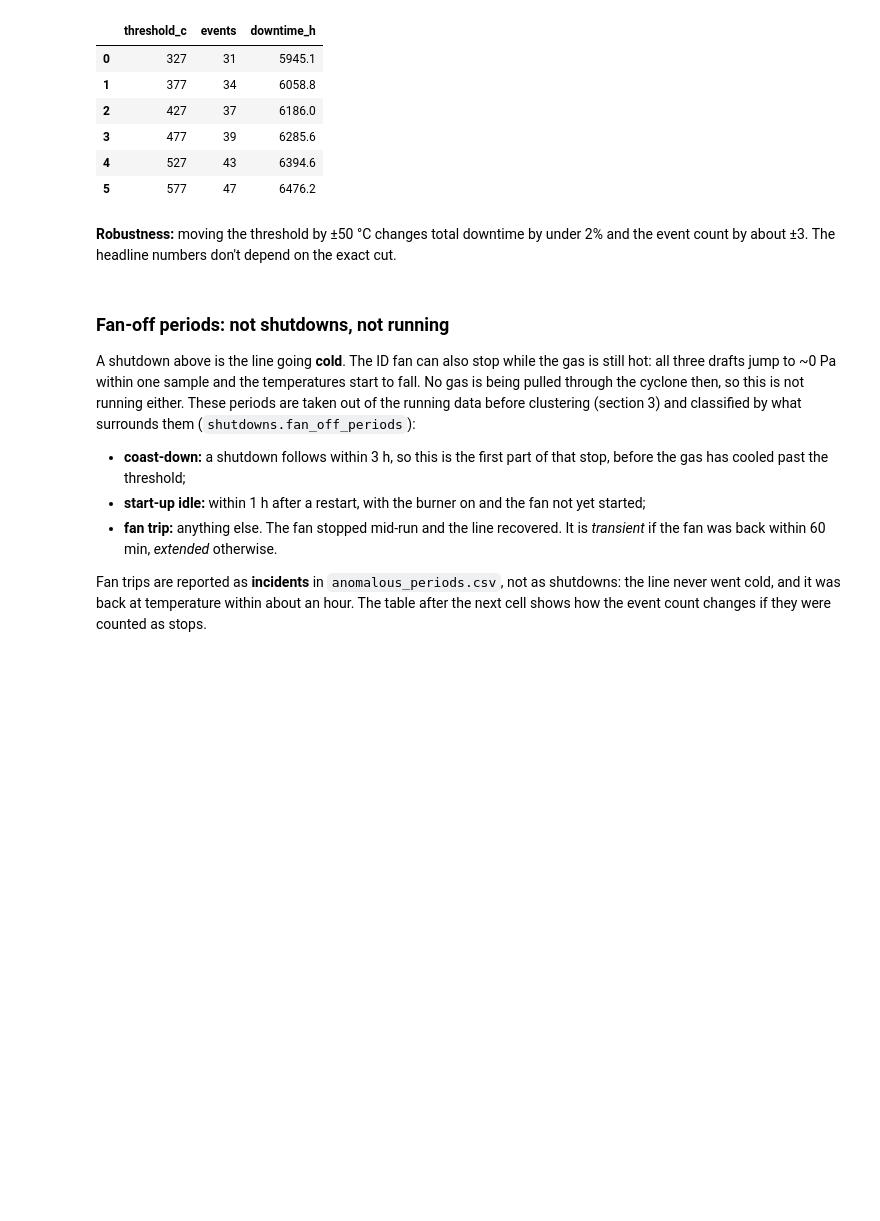
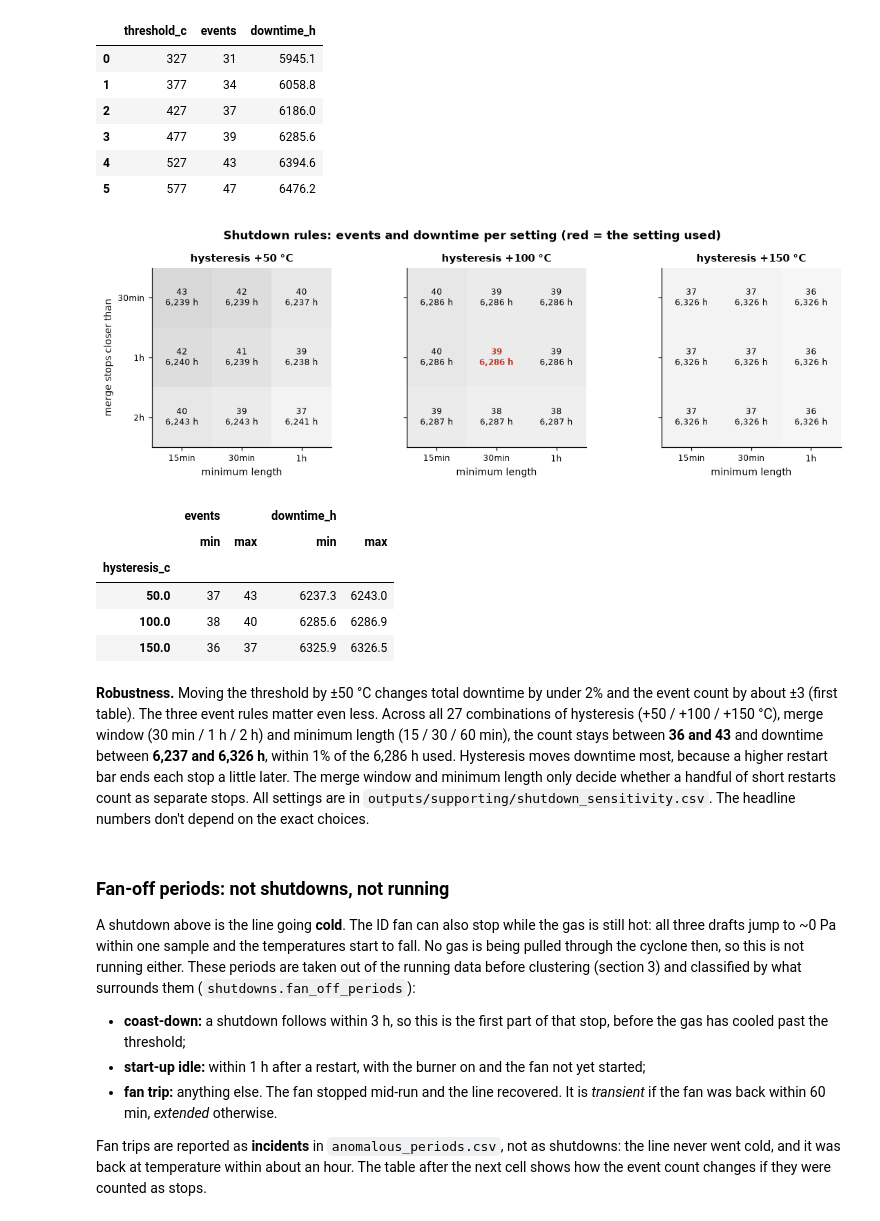
Before and after one commit to Janhwhy/exactspace-assignment, a Jupyter notebook: Task1/task1_analysis.ipynb, the cells around one changed output. Drawn from its saved outputs; the diff is of its cells as text; code cells hidden in the pictures; blank space fills up the shorter version.

```diff
--- a/Task1/task1_analysis.ipynb
+++ b/Task1/task1_analysis.ipynb
@@ -145,8 +145,25 @@ sens
 | 3 | 477 | 39 | 6285.6 |
 | 4 | 527 | 43 | 6394.6 |
 | 5 | 577 | 47 | 6476.2 |
+# %%
+# the three event rules, varied together at the Otsu threshold (27 settings)
+grid = sd.sensitivity_grid(df, T_OFF)
+pd.concat([sens.assign(hysteresis_c=sd.HYSTERESIS_C, merge_gap="1h", min_length="30min", is_default=sens["threshold_c"] == round(T_OFF)),
+           grid.assign(threshold_c=round(T_OFF))])[["threshold_c", "hysteresis_c", "merge_gap", "min_length", "is_default", "events", "downtime_h"]] \
+    .to_csv(SUPPORT / "shutdown_sensitivity.csv", index=False)
+plots.sensitivity_grid(grid, PLOTS / "2_shutdowns" / "04_shutdown_sensitivity.png")
+plt.show()
+grid.groupby("hysteresis_c")[["events", "downtime_h"]].agg(["min", "max"])
+# %% [output]
+[figure, added]
+|  | events |  | downtime_h |  |
+|  | min | max | min | max |
+| hysteresis_c |  |  |  |  |
+| 50.0 | 37 | 43 | 6237.3 | 6243.0 |
+| 100.0 | 38 | 40 | 6285.6 | 6286.9 |
+| 150.0 | 36 | 37 | 6325.9 | 6326.5 |
 # %% [markdown]
-**Robustness:** moving the threshold by ±50 °C changes total downtime by under 2% and the event count by about ±3. The headline numbers don't depend on the exact cut.
+**Robustness.** Moving the threshold by ±50 °C changes total downtime by under 2% and the event count by about ±3 (first table). The three event rules matter even less. Across all 27 combinations of hysteresis (+50 / +100 / +150 °C), merge window (30 min / 1 h / 2 h) and minimum length (15 / 30 / 60 min), the count stays between **36 and 43** and downtime between **6,237 and 6,326 h**, within 1% of the 6,286 h used. Hysteresis moves downtime most, because a higher restart bar ends each stop a little later. The merge window and minimum length only decide whether a handful of short restarts count as separate stops. All settings are in `outputs/supporting/shutdown_sensitivity.csv`. The headline numbers don't depend on the exact choices.
 # %% [markdown]
 ### Fan-off periods: not shutdowns, not running
 
```
Also changed, not shown: parts of 10 cells of this notebook, 31 other files.
